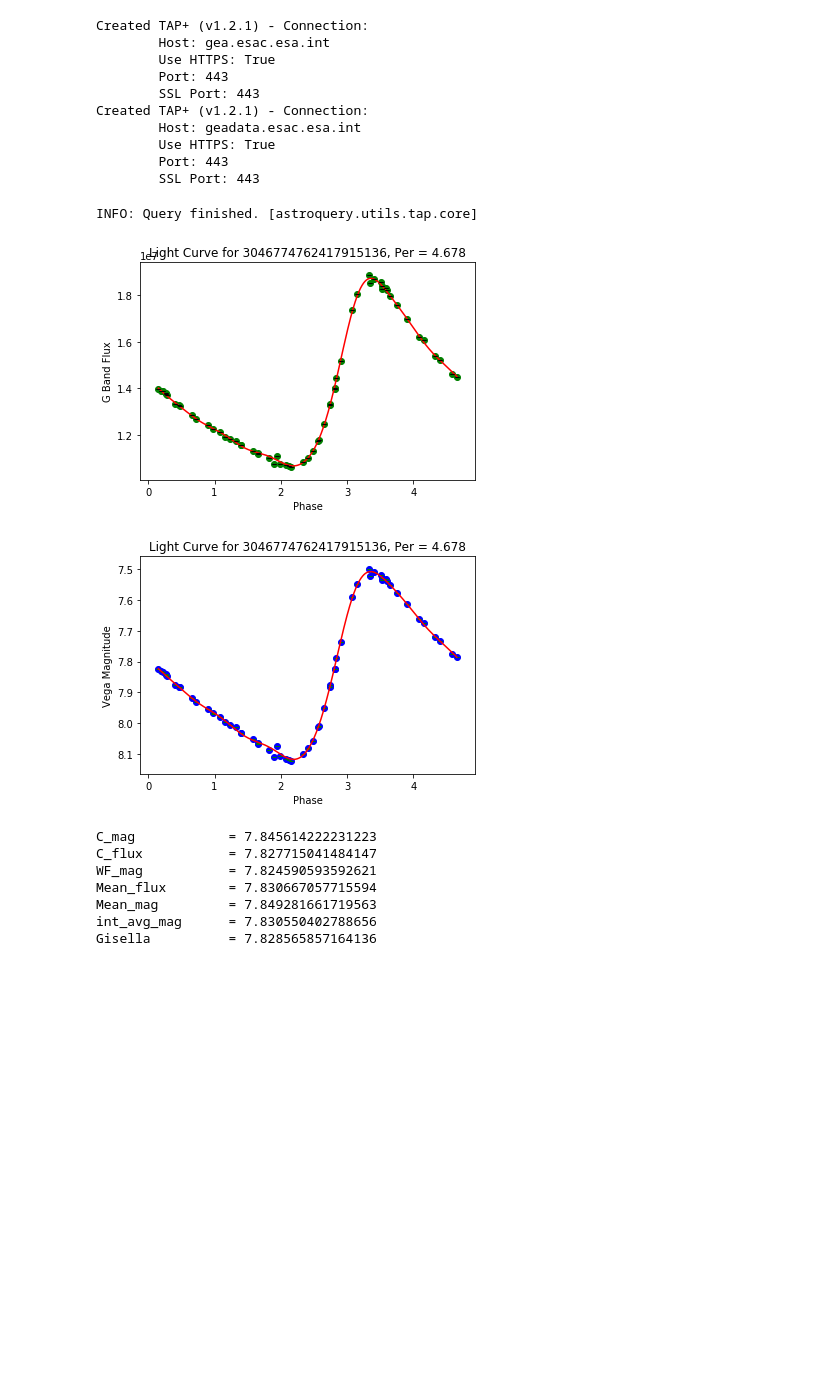
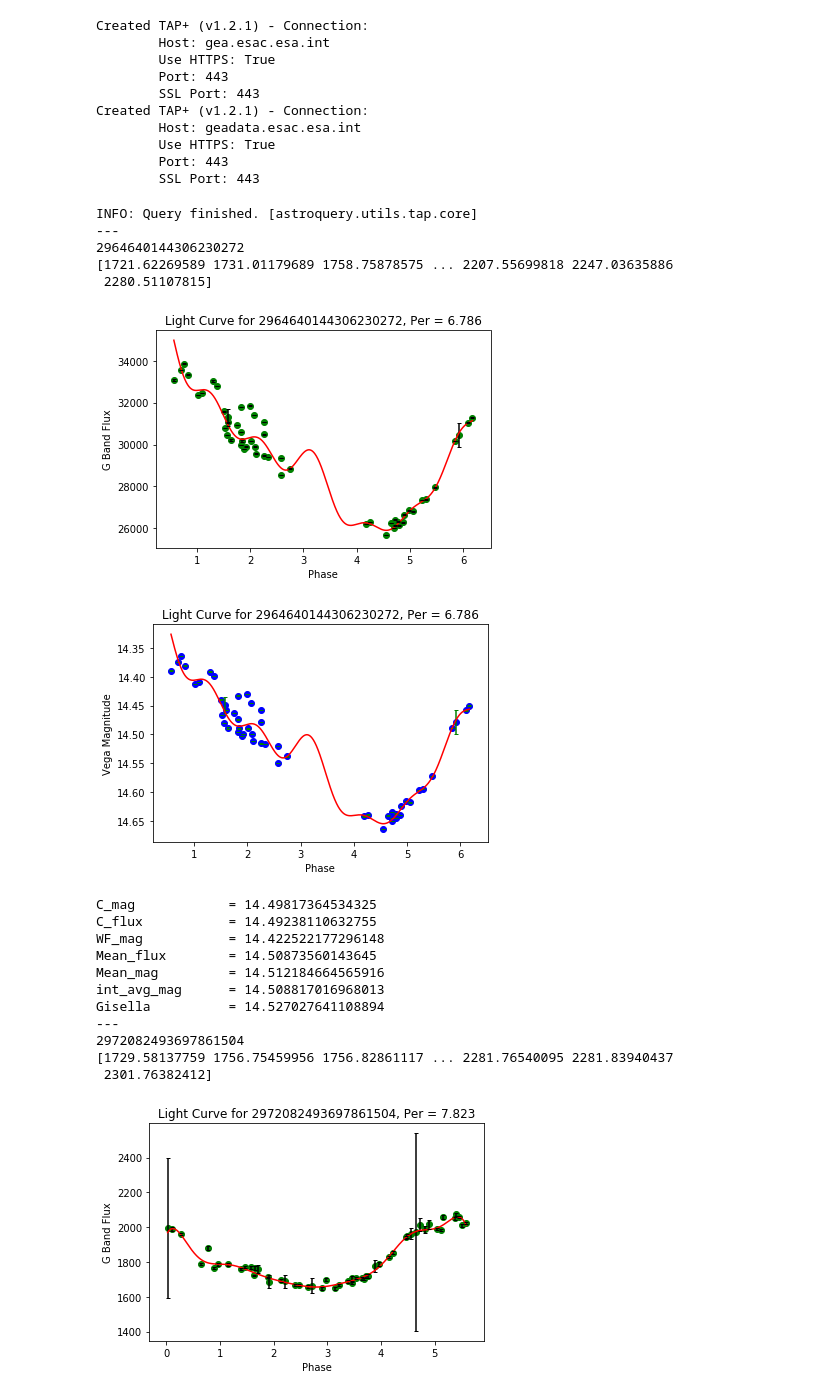
Before and after one commit to srstroud/Cepheid_Variables, a Jupyter notebook: Week 12 (5.4).ipynb, the cells around one changed output. Drawn from its saved outputs; the diff is of its cells as text; code cells hidden in the pictures; blank space fills up the shorter version.

```diff
--- a/Week 12 (5.4).ipynb
+++ b/Week 12 (5.4).ipynb
@@ -176,19 +181,28 @@ def LightCurver(ceph_list, lc_file):
 # %%
 sources = 'vari_cepheids_long.txt'
 lcs = 'lcs_3044.txt'
-LightCurver(sources, lcs)
+#LightCurver(sources, lcs)
-# %% [output]
-INFO: Query finished. [astroquery.utils.tap.core]
-[figure, removed]
-[figure, removed]
-C_mag            = 7.845614222231223
-C_flux           = 7.827715041484147
-WF_mag           = 7.824590593592621
-Mean_flux        = 7.830667057715594
-Mean_mag         = 7.849281661719563
-int_avg_mag      = 7.830550402788656
-Gisella          = 7.828565857164136
 # %%
 lc_files = glob.glob('lcs_*.txt')
-#for i in range(0, len(lc_files)):
-    #LightCurver(sources, lc_files[i])
+for i in range(0, len(lc_files)):
+    LightCurver(sources, lc_files[i])
+# %% [output]
+INFO: Query finished. [astroquery.utils.tap.core]
+---
+2964640144306230272
+[1721.62269589 1731.01179689 1758.75878575 ... 2207.55699818 2247.03635886
+ 2280.51107815]
+[figure, added]
+[figure, added]
+C_mag            = 14.49817364534325
+C_flux           = 14.49238110632755
+WF_mag           = 14.422522177296148
+Mean_flux        = 14.50873560143645
+Mean_mag         = 14.512184664565916
+int_avg_mag      = 14.508817016968013
+Gisella          = 14.527027641108894
+---
+2972082493697861504
+[1729.58137759 1756.75459956 1756.82861117 ... 2281.76540095 2281.83940437
+ 2301.76382412]
+[figure, added]
```
Also changed, not shown: parts of 3 cells of this notebook, 3 other files.
